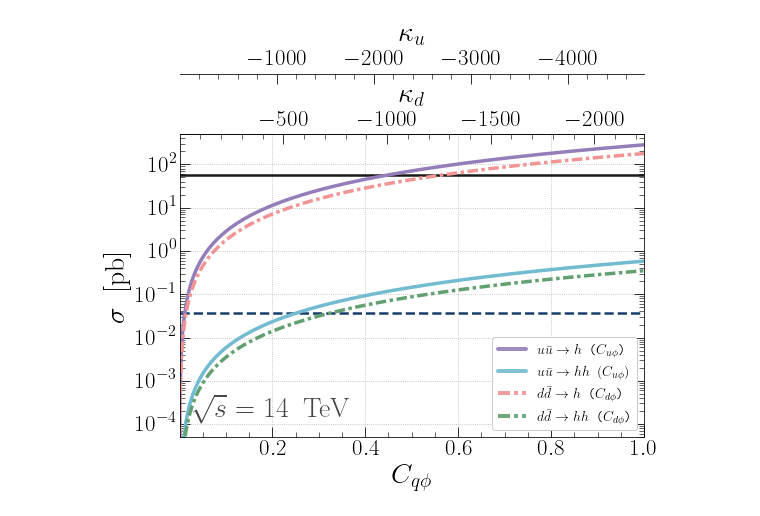
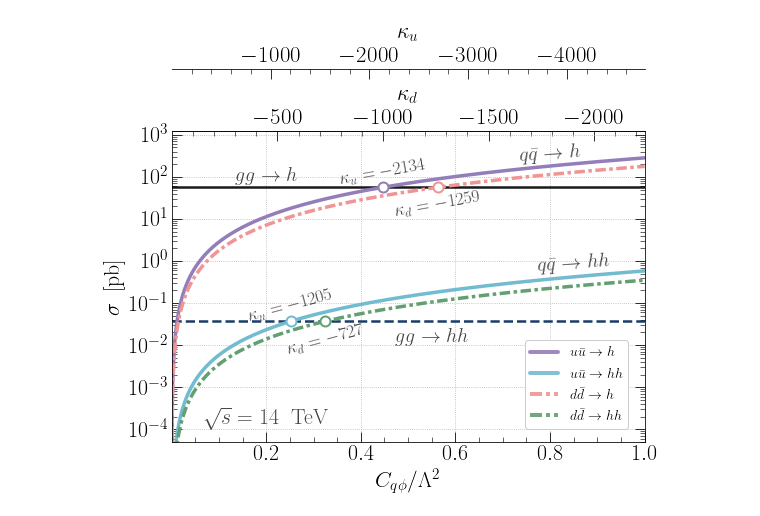
Before and after one commit to talismanbrandi/IML-diHiggs, a Jupyter notebook: plotting-routines/single-vs-di-Higgs.ipynb, the cells around one changed output. Drawn from its saved outputs; the diff is of its cells as text; code cells hidden in the pictures.

Commit message:
some modified plots

```diff
--- a/plotting-routines/single-vs-di-Higgs.ipynb
+++ b/plotting-routines/single-vs-di-Higgs.ipynb
@@ -81,13 +81,23 @@ def xforward2(x):
 ######################################################################
 # %%
 # all in pb
-uuh = lambda cqphi:283.1877 * cqphi**2
-ddh = lambda cqphi: 178.110* cqphi**2
-uuhh = lambda cqphi: 0.5813103*cqphi**2 #-0.0126818*cqphi
-ddhh= lambda cqphi: 0.3499139*cqphi**2 #+ 0.0018412*cqphi
+uuh = lambda x: 283.1877 * x**2
+ddh = lambda x: 178.110 * x**2
+uuhh = lambda x: 0.5813103 * x**2
+ddhh= lambda x: 0.3499139 * x**2
 
 ggFh = 56.36
 ggFhh= 36.92e-3
+
+inthu = np.sqrt(56.36/283.1877)
+inthd = np.sqrt(56.36/178.110)
+inthhu = np.sqrt(36.92e-3/0.5813103)
+inthhd = np.sqrt(36.92e-3/0.3499139)
+
+intkhu = CqHtokq(inthu,'ku')
+intkhd = CqHtokq(inthd,'kd')
+intkhhu = CqHtokq(inthhu,'ku')
+intkhhd = CqHtokq(inthhd,'kd')
 
 fig, ax = plt.subplots(1, figsize=(8, 7))
 colpastil = ['#937eba','#72bbd0','#f09494','#62a071']
@@ -100,51 +110,75 @@ plt.plot(X, uuhh(X), color=colpastil[1], linewidth=3.5, alpha=1)
 plt.plot(X, ddh(X), color=colpastil[2], linewidth=3.5, alpha=1, linestyle=(0, (3, 1, 1, 1)))
 plt.plot(X, ddhh(X), color=colpastil[3], linewidth=3.5, alpha=1, linestyle=(0, (3, 1, 1, 1)))
 
-labels = [r'$u\bar u \to h$ ($C_{u\phi}$)', r'$ u \bar u \to hh$ $(C_{u\phi}) $', r'$d \bar d \to h$ ($C_{d\phi}$)',r'$d \bar d \to hh$ ($C_{d\phi}$)']
+plt.plot(inthu, ggFh, 'o', markersize=10, color=colpastil[0], mfc='white', markeredgewidth=2)
+plt.plot(inthhu, ggFhh, 'o', markersize=10, color=colpastil[1], mfc='white', markeredgewidth=2)
+plt.plot(inthd, ggFh, 'o', markersize=10, color=colpastil[2], mfc='white', markeredgewidth=2)
+plt.plot(inthhd, ggFhh, 'o', markersize=10, color=colpastil[3], mfc='white', markeredgewidth=2)
+
+# labels = [r'$u\bar u \to h$ ($C_{u\phi}$)', r'$ u \bar u \to hh$ $(C_{u\phi}) $', r'$d \bar d \to h$ ($C_{d\phi}$)',r'$d \bar d \to hh$ ($C_{d\phi}$)']
+labels = [r'$u\bar u \to h$', r'$ u \bar u \to hh$', r'$d \bar d \to h$',r'$d \bar d \to hh$']
 line0 = Line2D([0], [0], color=colpastil[0], linewidth=4, linestyle='-', solid_capstyle='round', markersize=10, alpha=0.9)
 line1 = Line2D([0], [0], color=colpastil[1], linewidth=4, linestyle='-', solid_capstyle='round', markersize=10, alpha=0.9)
 line2 = Line2D([0], [0], color=colpastil[2], linewidth=4, linestyle=(0, (3, 1, 1, 1)), solid_capstyle='round', markersize=10, alpha=0.9)
 line3 = Line2D([0], [0], color=colpastil[3], linewidth=4, linestyle=(0, (3, 1, 1, 1)), solid_capstyle='round', markersize=10, alpha=0.9)
 
 leg = plt.legend(handles=[line0, line1, line2,line3], labels=labels,
-                 #bbox_to_anchor=[0.575, 0.85],
-                    loc='lower right', prop={'size': 14}, fancybox=True, framealpha=1, columnspacing=1,
-                    ncol=1)
+                 loc='lower right', prop={'size': 14}, fancybox=True, framealpha=1, columnspacing=1,
+                 ncol=1, bbox_to_anchor=(0.98, 0.02))
 
 plt.xlim((0.001, 1.))
-ax.set_ylim(5.0e-5, 500.0)
-plt.xlabel(r'$C_{q\phi}$', fontsize=28)
-plt.ylabel(r'$\sigma$ $\mathrm{[pb]}$', fontsize=28)
+plt.ylim(5.0e-5, 1200.0)
+plt.xlabel(r'$C_{q\phi}/\Lambda^2$', fontsize=22)
+plt.ylabel(r'$\sigma$ $\mathrm{[pb]}$', fontsize=22)
 plt.semilogy()
 locmajy = LogLocator(base=10,numticks=100)
 locminy = LogLocator(base=10,subs=np.arange(2, 10) * .1,numticks=100) # subs=(0.2,0.4,0.6,0.8)
 ax.yaxis.set_major_locator(locmajy)
 ax.yaxis.set_minor_locator(locminy)
 ax.yaxis.set_minor_formatter(NullFormatter())
-plt.tick_params(axis="x", labelsize=23)
-plt.tick_params(axis="y", labelsize=23)
+plt.tick_params(axis="x", labelsize=22)
+plt.tick_params(axis="y", labelsize=22)
 ax.xaxis.set_minor_locator(AutoMinorLocator())
 
 plt.annotate(r'$\sqrt{s}=14$ $\mathrm{TeV}$', xy=(0.2, 1e-4), xycoords='data', horizontalalignment='center',
-                verticalalignment='bottom', fontsize=28, fontweight='900', zorder=100, color='#474747')
+                verticalalignment='bottom', fontsize=22, fontweight='900', zorder=100, color='#474747')
+plt.annotate(r'$gg\rightarrow h$', xy=(0.2, 0.65e2), xycoords='data', horizontalalignment='center',
+                verticalalignment='bottom', fontsize=20, fontweight='900', zorder=100, color='#474747')
+plt.annotate(r'$gg\rightarrow hh$', xy=(0.55, 1.6e-2), xycoords='data', horizontalalignment='center',
+                verticalalignment='center', fontsize=20, fontweight='900', zorder=100, color='#474747')
+plt.annotate(r'$q\bar q\rightarrow hh$', xy=(0.85, 0.9), xycoords='data', horizontalalignment='center',
+                verticalalignment='center', fontsize=20, fontweight='900', zorder=100, color='#474747', rotation=4)
+plt.annotate(r'$q\bar q\rightarrow h$', xy=(0.8, 3.5e2), xycoords='data', horizontalalignment='center',
+                verticalalignment='center', fontsize=20, fontweight='900', zorder=100, color='#474747', rotation=4)
+
+plt.annotate(r'$\kappa_u='+str(round(intkhu))+r'$', xy=(inthu, ggFh), xycoords='data', horizontalalignment='center',
+                verticalalignment='bottom', fontsize=18, fontweight='900', zorder=100, color='#474747', rotation=10)
+plt.annotate(r'$\kappa_u='+str(round(intkhhu))+r'$', xy=(inthhu, ggFhh*0.85), xycoords='data', horizontalalignment='center',
+                verticalalignment='bottom', fontsize=18, fontweight='900', zorder=100, color='#474747', rotation=15)
+plt.annotate(r'$\kappa_d='+str(round(intkhd))+r'$', xy=(inthd, ggFh*0.9), xycoords='data', horizontalalignment='center',
+                verticalalignment='top', fontsize=18, fontweight='900', zorder=100, color='#474747', rotation=10)
+plt.annotate(r'$\kappa_d='+str(round(intkhhd))+r'$', xy=(inthhd, ggFhh*0.9), xycoords='data', horizontalalignment='center',
+                verticalalignment='top', fontsize=18, fontweight='900', zorder=100, color='#474747', rotation=15)
+
+
 plt.tick_params(
     axis='x',          # changes apply to the x-axis
     which='both',      # both major and minor ticks are affected
     bottom=True,       # ticks along the bottom edge are off
     top=False,         # ticks along the top edge are off)
 )
 
 secax = ax.secondary_xaxis('top', functions=(xforward, xinverse))
 secax.xaxis.set_minor_locator(AutoMinorLocator())
-secax.set_xlabel(r"$\kappa_d$", fontsize=28,labelpad=10)
+secax.set_xlabel(r"$\kappa_d$", fontsize=22,labelpad=10)
 
 secax2 = ax.secondary_xaxis(1.2,functions=(xforward2, xinverse2),)
 secax2.xaxis.set_minor_locator(AutoMinorLocator())
-secax2.set_xlabel(r"$\kappa_u$", fontsize=28,labelpad=10)
+secax2.set_xlabel(r"$\kappa_u$", fontsize=22,labelpad=10)
 plt.grid(linestyle=':')
 plt.tight_layout()
 #
-plt.savefig('../plots/single-diHiggs.pdf', dpi=300)
+plt.savefig('../plots/pph_hh_14Tev.pdf', dpi=300)
 plt.show()
 # %% [output]
-[figure, old version]
+[figure, new version]
```
Also changed, not shown: 8 other files.
